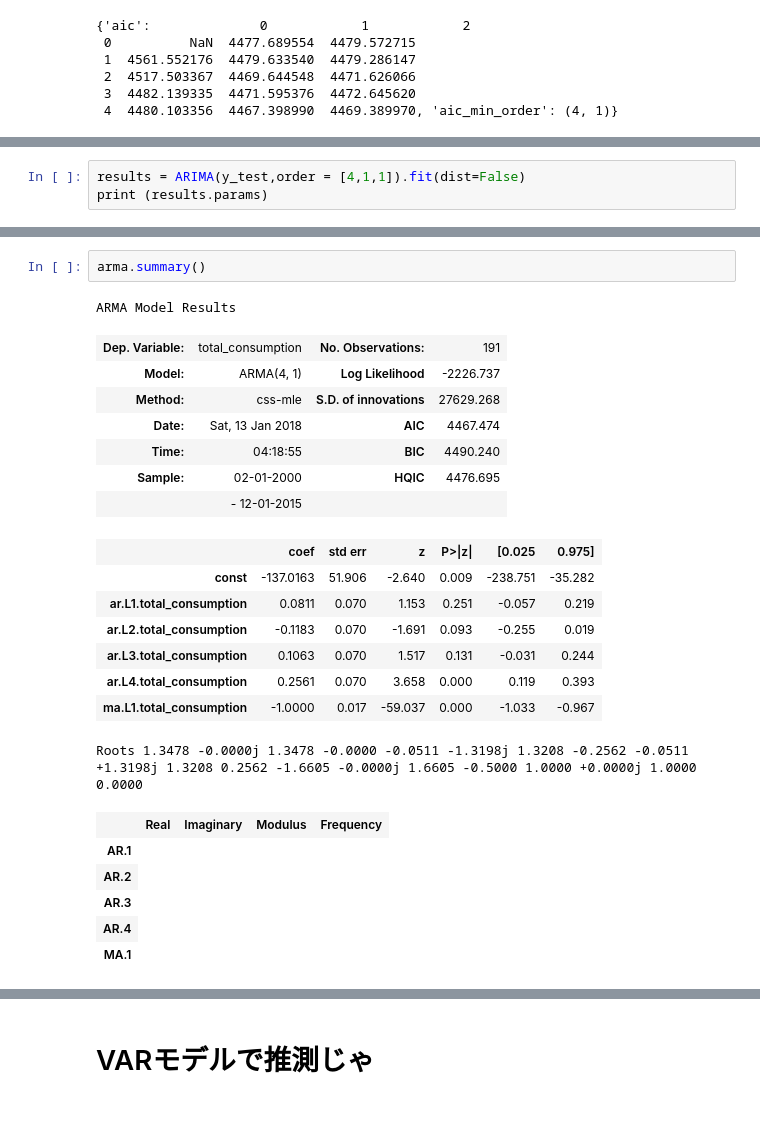
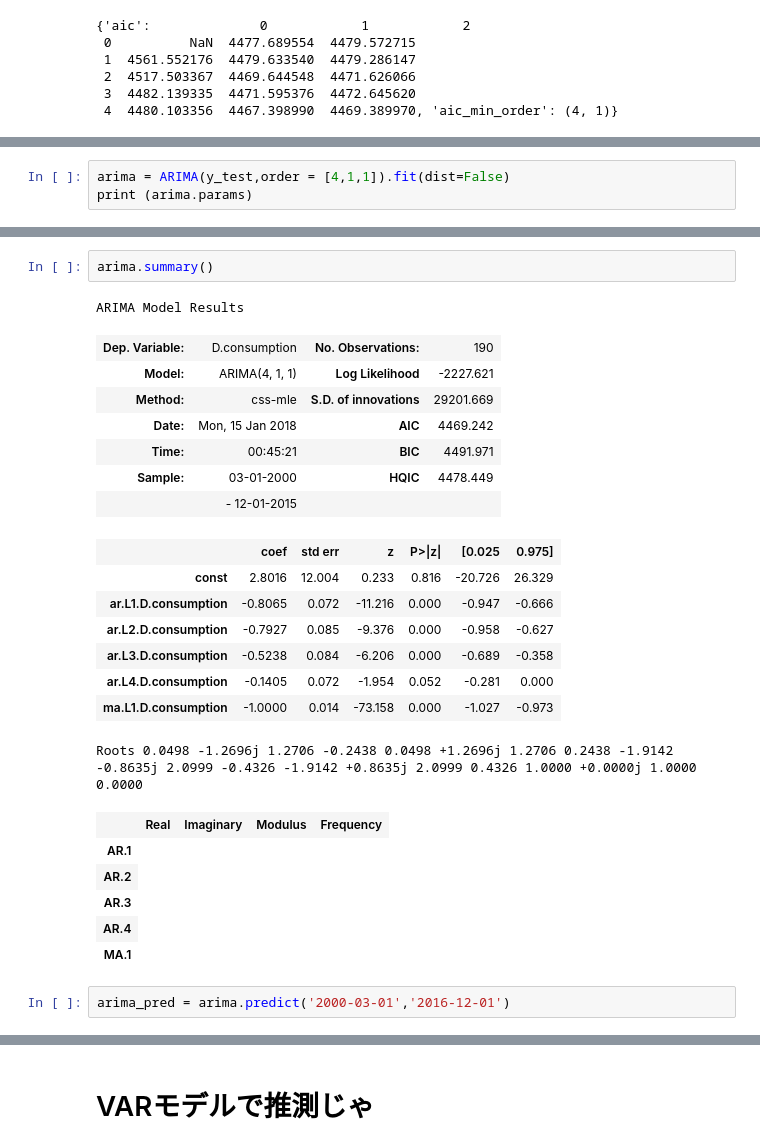
Before and after one commit to taishiroyamada/graduation_thesis_dayo, a Jupyter notebook: sotsuron_data7.ipynb, the cells around one changed output, grey strips where cells are left out. Saved outputs shown, nothing was run; the diff lists cells and outputs as text; blank space fills up the shorter version.

```diff
--- a/sotsuron_data7.ipynb
+++ b/sotsuron_data7.ipynb
@@ -377,4 +469,4 @@ dtype: float64
 # %%
-results = ARIMA(y_test,order = [4,1,1]).fit(dist=False)
-print (results.params)
+arima = ARIMA(y_test,order = [4,1,1]).fit(dist=False)
+print (arima.params)
 # %% [output]
@@ -395,27 +487,29 @@ fig = sm.graphics.tsa.plot_pacf(resid, lags=40, ax=ax2)
 # %% [output]
 [figure]
 # %%
-arma.summary()
+arima.summary()
 # %% [output]
-ARMA Model Results
+ARIMA Model Results
-| Dep. Variable: | total_consumption | No. Observations: | 191 |
-| Model: | ARMA(4, 1) | Log Likelihood | -2226.737 |
-| Method: | css-mle | S.D. of innovations | 27629.268 |
-| Date: | Sat, 13 Jan 2018 | AIC | 4467.474 |
-| Time: | 04:18:55 | BIC | 4490.240 |
-| Sample: | 02-01-2000 | HQIC | 4476.695 |
+| Dep. Variable: | D.consumption | No. Observations: | 190 |
+| Model: | ARIMA(4, 1, 1) | Log Likelihood | -2227.621 |
+| Method: | css-mle | S.D. of innovations | 29201.669 |
+| Date: | Mon, 15 Jan 2018 | AIC | 4469.242 |
+| Time: | 00:45:21 | BIC | 4491.971 |
+| Sample: | 03-01-2000 | HQIC | 4478.449 |
 |  | - 12-01-2015 |  |  |
 |  | coef | std err | z | P>|z| | [0.025 | 0.975] |
-| const | -137.0163 | 51.906 | -2.640 | 0.009 | -238.751 | -35.282 |
-| ar.L1.total_consumption | 0.0811 | 0.070 | 1.153 | 0.251 | -0.057 | 0.219 |
-| ar.L2.total_consumption | -0.1183 | 0.070 | -1.691 | 0.093 | -0.255 | 0.019 |
-| ar.L3.total_consumption | 0.1063 | 0.070 | 1.517 | 0.131 | -0.031 | 0.244 |
-| ar.L4.total_consumption | 0.2561 | 0.070 | 3.658 | 0.000 | 0.119 | 0.393 |
-| ma.L1.total_consumption | -1.0000 | 0.017 | -59.037 | 0.000 | -1.033 | -0.967 |
+| const | 2.8016 | 12.004 | 0.233 | 0.816 | -20.726 | 26.329 |
+| ar.L1.D.consumption | -0.8065 | 0.072 | -11.216 | 0.000 | -0.947 | -0.666 |
+| ar.L2.D.consumption | -0.7927 | 0.085 | -9.376 | 0.000 | -0.958 | -0.627 |
+| ar.L3.D.consumption | -0.5238 | 0.084 | -6.206 | 0.000 | -0.689 | -0.358 |
+| ar.L4.D.consumption | -0.1405 | 0.072 | -1.954 | 0.052 | -0.281 | 0.000 |
+| ma.L1.D.consumption | -1.0000 | 0.014 | -73.158 | 0.000 | -1.027 | -0.973 |
-Roots 1.3478 -0.0000j 1.3478 -0.0000 -0.0511 -1.3198j 1.3208 -0.2562 -0.0511 +1.3198j 1.3208 0.2562 -1.6605 -0.0000j 1.6605 -0.5000 1.0000 +0.0000j 1.0000 0.0000
+Roots 0.0498 -1.2696j 1.2706 -0.2438 0.0498 +1.2696j 1.2706 0.2438 -1.9142 -0.8635j 2.0999 -0.4326 -1.9142 +0.8635j 2.0999 0.4326 1.0000 +0.0000j 1.0000 0.0000
 |  | Real | Imaginary | Modulus | Frequency |
 | AR.1 |
 | AR.2 |
 | AR.3 |
 | AR.4 |
 | MA.1 |
+# %%
+arima_pred = arima.predict('2000-03-01','2016-12-01')
```
Also changed, not shown: parts of 37 cells of this notebook.
